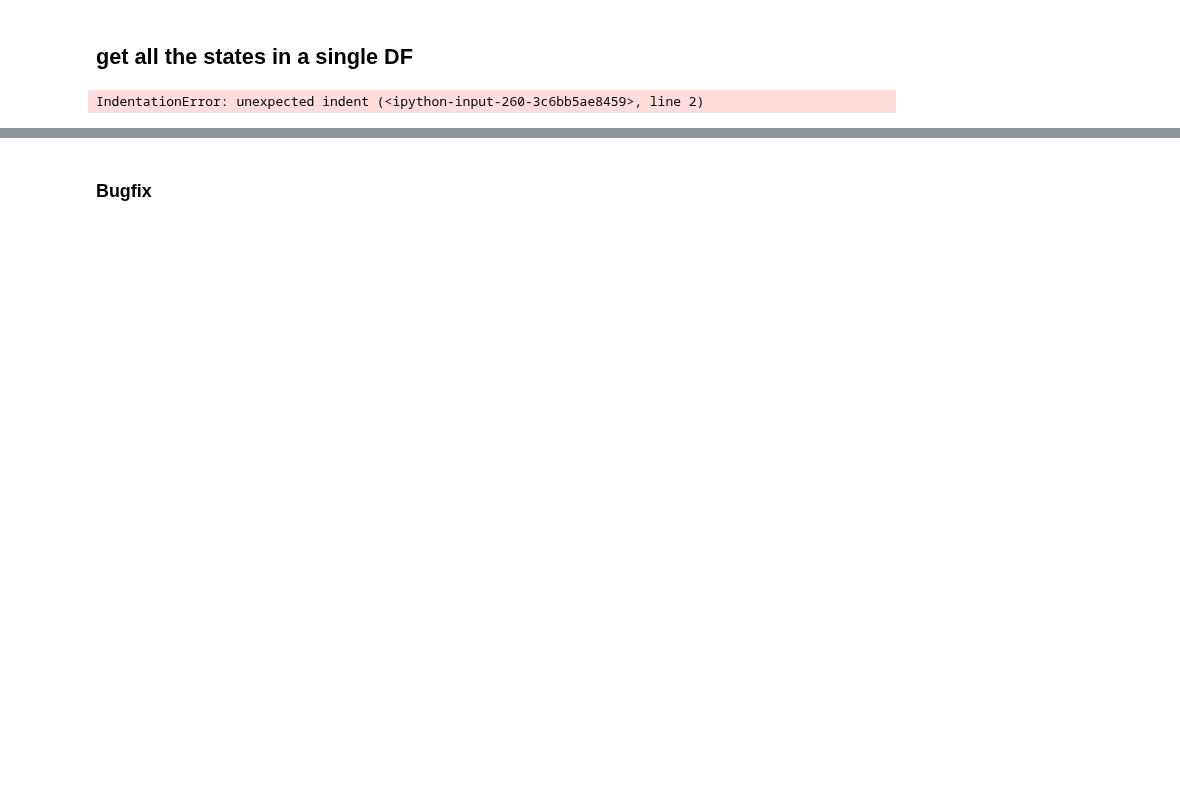
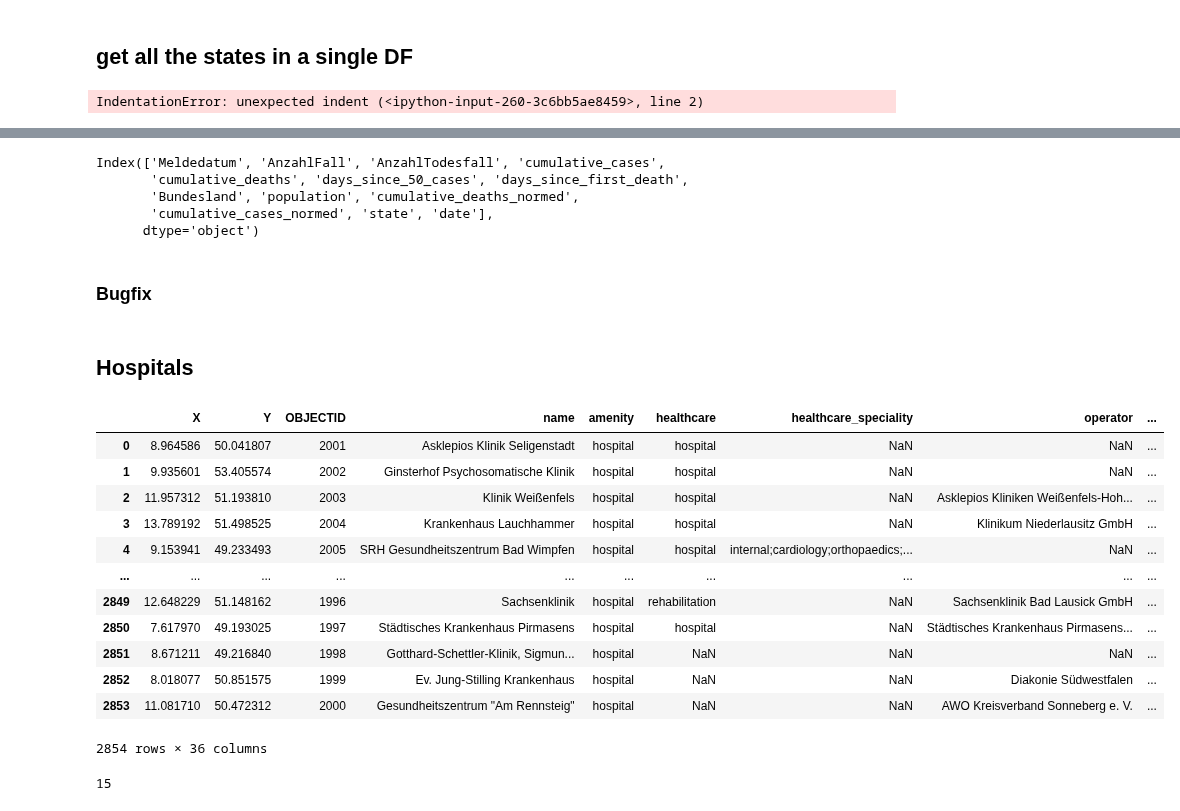
Before and after one commit to debsankha/covid-19, a Jupyter notebook: germany_stuff.ipynb, the cells around one changed output, grey strips where cells are left out. Drawn from its saved outputs; the diff is of its cells as text; code cells hidden in the pictures; blank space fills up the shorter version.

```diff
--- a/germany_stuff.ipynb
+++ b/germany_stuff.ipynb
@@ -549,3 +565,11 @@ all_cum_df[all_cum_df['state']=='Germany']
+# %%
+all_cum_df.columns
+# %% [output]
+Index(['Meldedatum', 'AnzahlFall', 'AnzahlTodesfall', 'cumulative_cases',
+       'cumulative_deaths', 'days_since_50_cases', 'days_since_first_death',
+       'Bundesland', 'population', 'cumulative_deaths_normed',
+       'cumulative_cases_normed', 'state', 'date'],
+      dtype='object')
 # %% [markdown]
 ### Bugfix
 # %%
@@ -556,3 +580,26 @@ all_except_germany= single_date[single_date['state']!='Germany']
 tot = single_date[single_date['state']=='Germany']
 
 (all_except_germany['cumulative_cases_normed']*all_except_germany['population']).sum(), int(tot['cumulative_cases_normed']*tot['population'].iloc[0])
+# %% [markdown]
+## Hospitals
+# %%
+hosp = pd.read_csv('hospitals.csv')
+hosp
+# %% [output]
+|  | X | Y | OBJECTID | name | amenity | healthcare | healthcare_speciality | operator | ... |
+| 0 | 8.964586 | 50.041807 | 2001 | Asklepios Klinik Seligenstadt | hospital | hospital | NaN | NaN | ... |
+| 1 | 9.935601 | 53.405574 | 2002 | Ginsterhof Psychosomatische Klinik | hospital | hospital | NaN | NaN | ... |
+| 2 | 11.957312 | 51.193810 | 2003 | Klinik Weißenfels | hospital | hospital | NaN | Asklepios Kliniken Weißenfels-Hoh... | ... |
+| 3 | 13.789192 | 51.498525 | 2004 | Krankenhaus Lauchhammer | hospital | hospital | NaN | Klinikum Niederlausitz GmbH | ... |
+| 4 | 9.153941 | 49.233493 | 2005 | SRH Gesundheitszentrum Bad Wimpfen | hospital | hospital | internal;cardiology;orthopaedics;... | NaN | ... |
+| ... | ... | ... | ... | ... | ... | ... | ... | ... | ... |
+| 2849 | 12.648229 | 51.148162 | 1996 | Sachsenklinik | hospital | rehabilitation | NaN | Sachsenklinik Bad Lausick GmbH | ... |
+| 2850 | 7.617970 | 49.193025 | 1997 | Städtisches Krankenhaus Pirmasens | hospital | hospital | NaN | Städtisches Krankenhaus Pirmasens... | ... |
+| 2851 | 8.671211 | 49.216840 | 1998 | Gotthard-Schettler-Klinik, Sigmun... | hospital | NaN | NaN | NaN | ... |
+| 2852 | 8.018077 | 50.851575 | 1999 | Ev. Jung-Stilling Krankenhaus | hospital | NaN | NaN | Diakonie Südwestfalen | ... |
+| 2853 | 11.081710 | 50.472312 | 2000 | Gesundheitszentrum "Am Rennsteig" | hospital | NaN | NaN | AWO Kreisverband Sonneberg e. V. | ... |
+2854 rows × 36 columns
+# %%
+pd.notnull(hosp['beds']).sum()
+# %% [output]
+15
```
Also changed, not shown: parts of 11 cells of this notebook, 2 other files.
